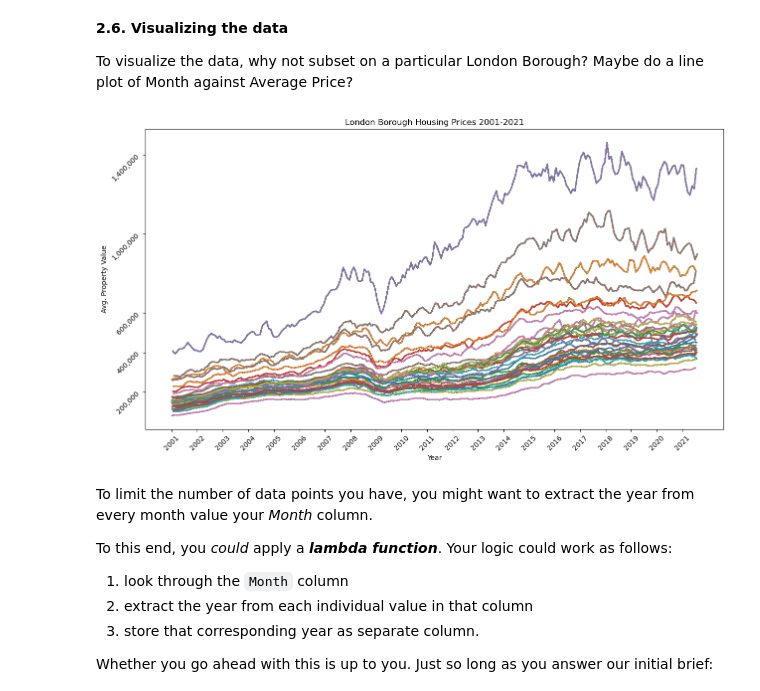
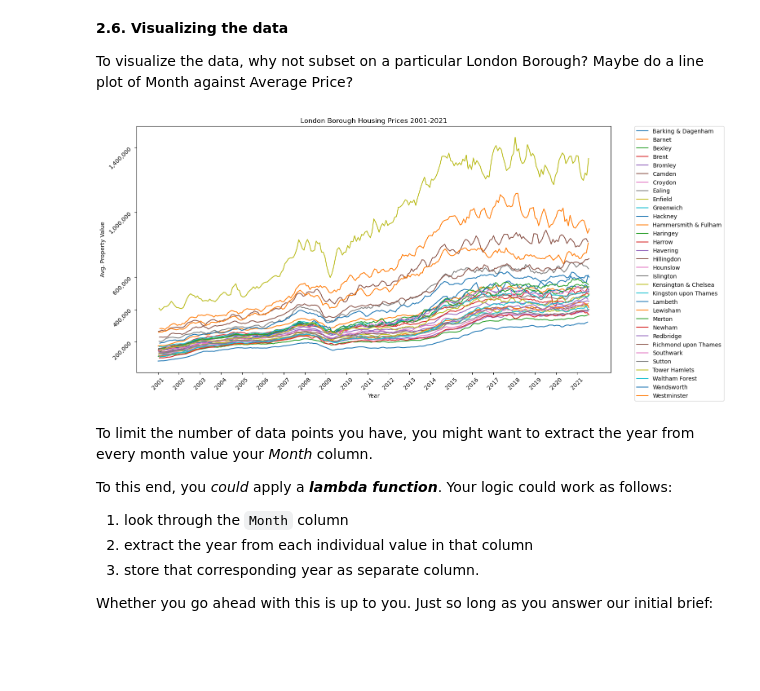
Before and after one commit to CompleteAlgoTrader/Springboard, a Jupyter notebook: Unit 4 Challenge - Tier 3.ipynb, the cells around one changed output. Cells and saved outputs as stored; diff of their text form; code cells hidden in the pictures; blank space fills up the shorter version.

Commit message:
Fixed the plot of all boroughs

```diff
--- a/Unit 4 Challenge - Tier 3.ipynb
+++ b/Unit 4 Challenge - Tier 3.ipynb
@@ -264,26 +264,27 @@ To visualize the data, why not subset on a particular London Borough? Maybe do a
 # %%
 last_twenty_years = properties.query("Year >= 2001")['Date']
 last_twenty_years_prices = properties.query("Year >= 2001")['Average Price']
 _ = enumerate(last_twenty_years, start = last_twenty_years.index[0])
 x_tick_label = {}
 for i,j in _:
     if j.year not in list(x_tick_label.values()):
         x_tick_label[i] = j.year
 
 fig = plt.figure(figsize=(15,8))
 ax = fig.add_subplot(111)
 
-for borough in properties['Borough']:
+for borough in properties['Borough'].unique():
     plt.plot(properties.query(f"Year >= 2001 and Borough == '{borough}'")['Average Price'])
 plt.title('London Borough Housing Prices 2001-2021')
 plt.xlabel('Year')
 plt.ylabel('Avg. Property Value')
 plt.xticks(list(x_tick_label.keys()), list(x_tick_label.values()), rotation = 45)
 plt.yticks([200000, 400000, 600000, 1000000, 1400000], ['200,000', '400,000', '600,000', '1,000,000', '1,400,000'], rotation = 45)
 plt.tick_params(labelsize = 10)
+plt.legend(list(properties['Borough'].unique()), bbox_to_anchor=(1.05, 1), loc='upper left', borderaxespad=0.)
 plt.show()
 # %% [output]
-[figure, old version]
+[figure, new version]
 # %% [markdown]
 To limit the number of data points you have, you might want to extract the year from every month value your *Month* column.
 
```
Also changed, not shown: parts of 3 cells of this notebook.
